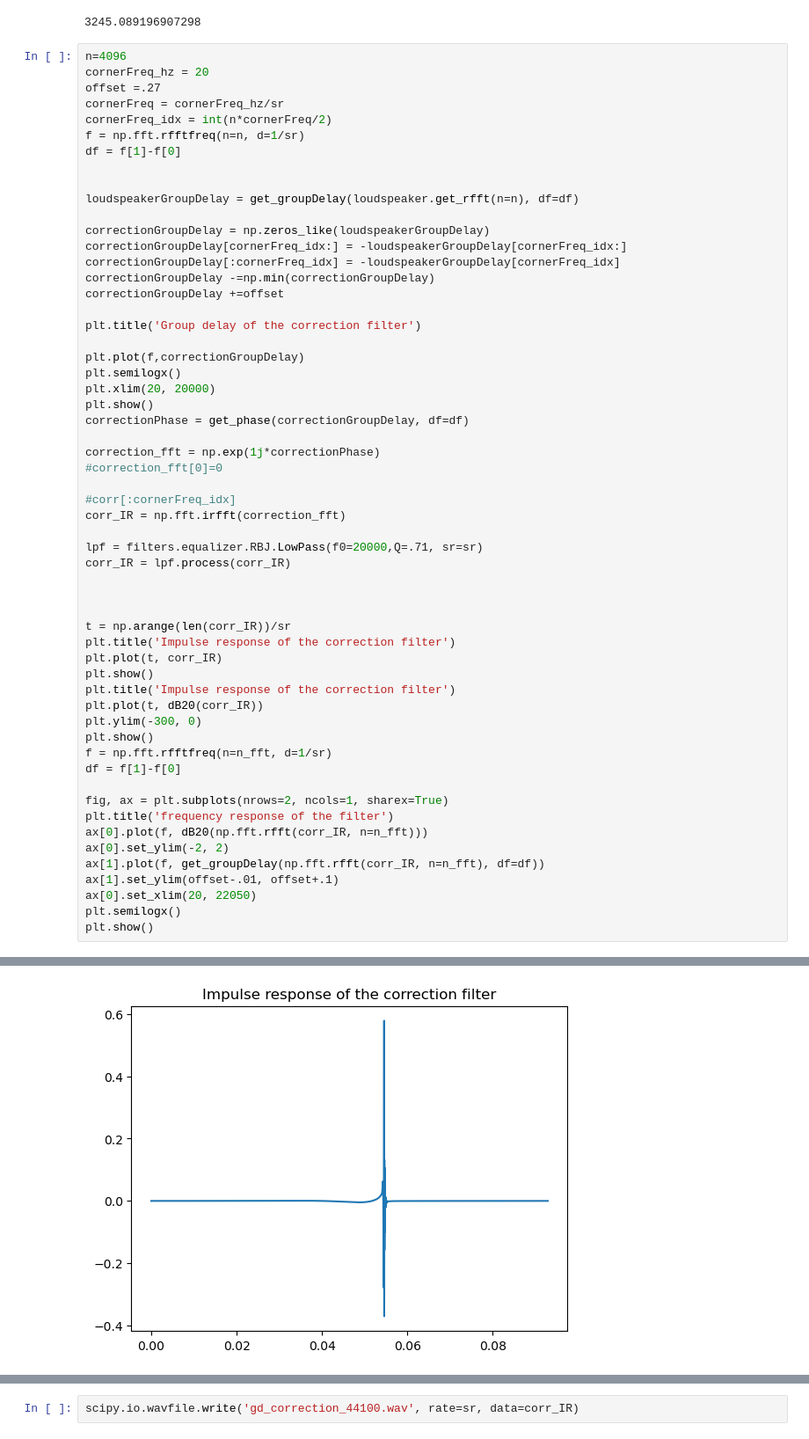
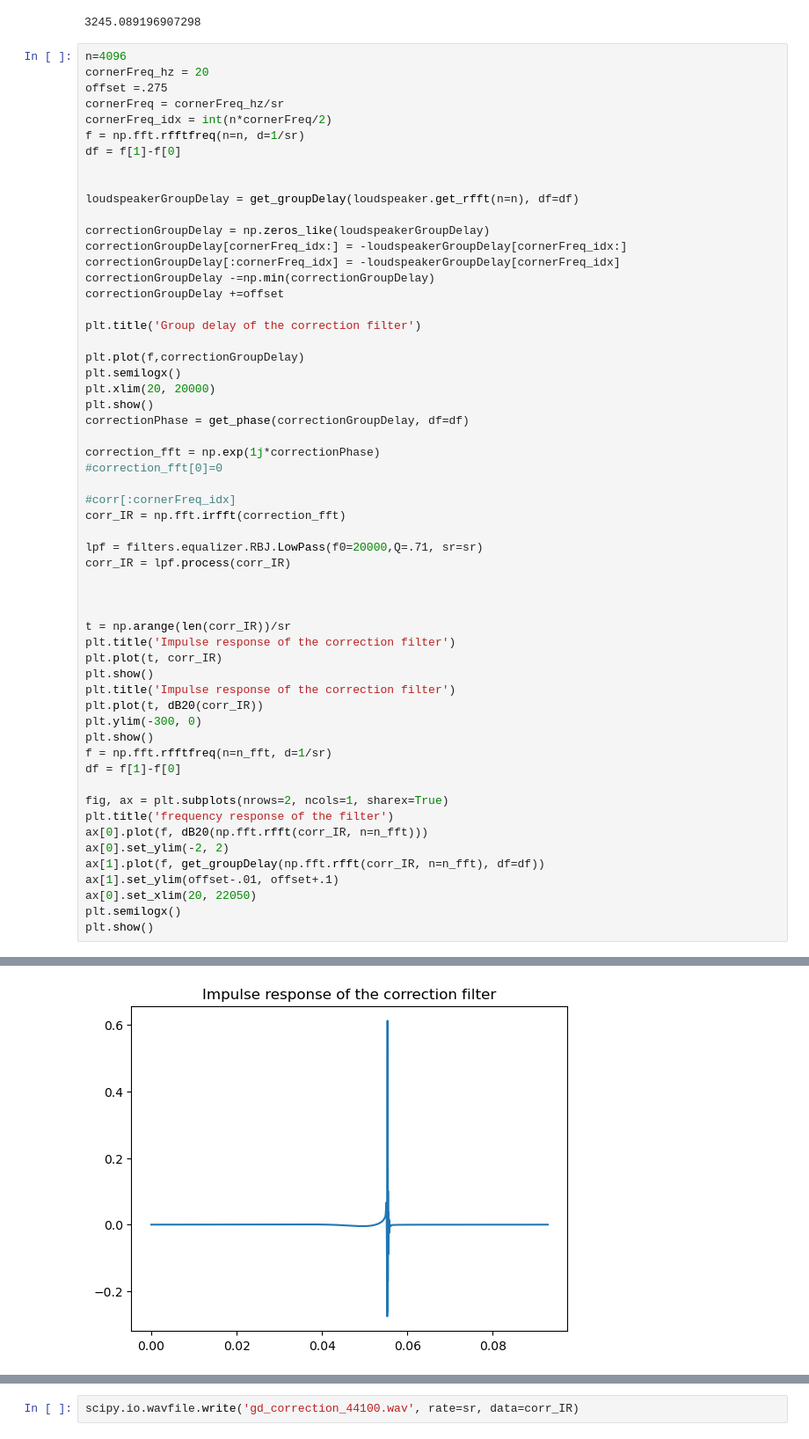
Before and after one commit to peladeaucome/REQWitchcraft, a Jupyter notebook: main.ipynb, the cells around one changed output, grey strips where cells are left out. Shown at 88% size. Saved outputs shown, nothing was run; the diff lists cells and outputs as text.

```diff
--- a/main.ipynb
+++ b/main.ipynb
@@ -77,7 +77,7 @@ print(sr*np.amax(get_groupDelay(loudspeaker.get_rfft(n=n_fft), df=df)))
 # %%
 n=4096
 cornerFreq_hz = 20
-offset =.27
+offset =.275
 cornerFreq = cornerFreq_hz/sr
 cornerFreq_idx = int(n*cornerFreq/2)
 f = np.fft.rfftfreq(n=n, d=1/sr)
@@ -136 +136 @@ plt.show()
-[figure, old version]
+[figure, new version]
```
Also changed, not shown: parts of 2 cells of this notebook.
